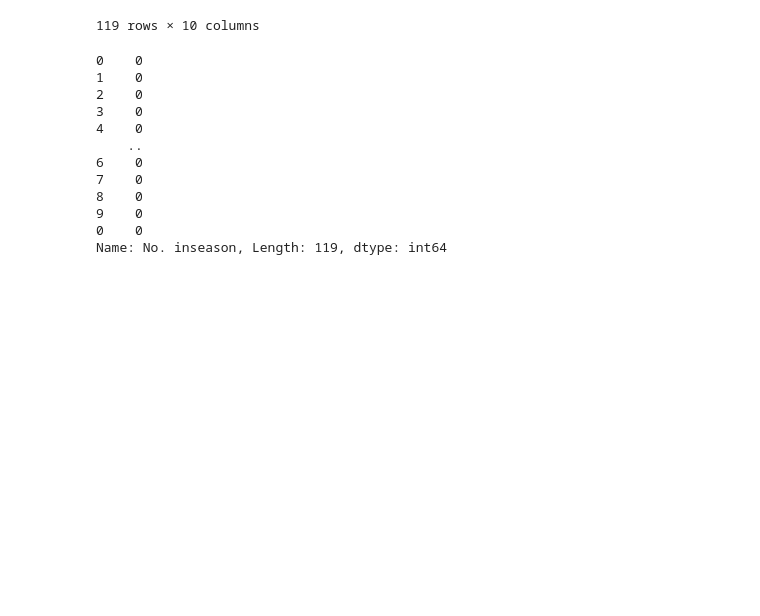
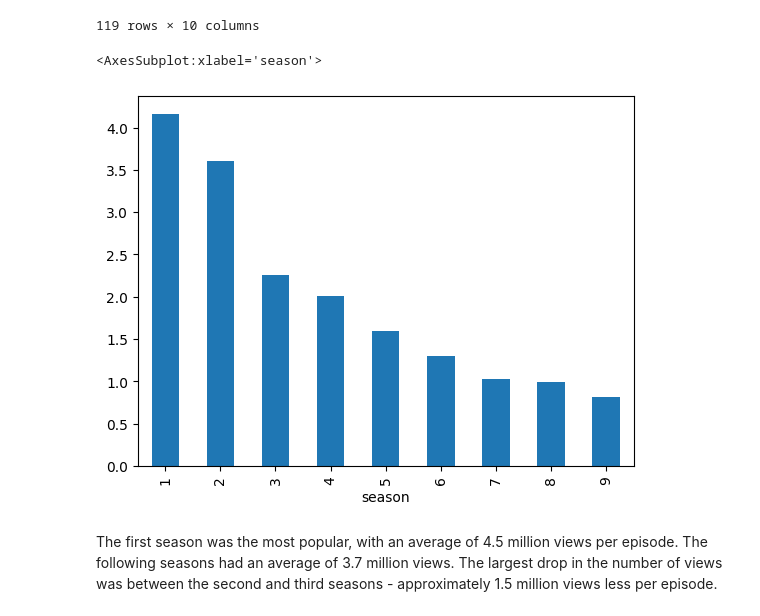
Before and after one commit to jzmujdzin/rr_task_8, a Jupyter notebook: task_8.ipynb, the cells around one changed output. Cells and saved outputs as stored; diff of their text form; code cells hidden in the pictures; blank space fills up the shorter version.

Commit message:
season to season viewership

```diff
--- a/task_8.ipynb
+++ b/task_8.ipynb
@@ -69,16 +70,11 @@ df_views
 | 0 | NaN | NaN | "Retrospective Special" | NaN | NaN | NaN | 0.81[137] | ... |
 119 rows × 10 columns
 # %%
+df_views['season'] = np.where(df_views['No. inseason'] - df_views['No. inseason'].shift(1).fillna(0) != 1, 1, 0).cumsum() + 1
-# %% [output]
-0    0
-1    0
-2    0
-3    0
-4    0
-    ..
-6    0
-7    0
-8    0
-9    0
-0    0
-Name: No. inseason, Length: 119, dtype: int64
+# %%
+df_views.groupby('season')['views'].mean().plot(kind='bar')
+# %% [output]
+<AxesSubplot:xlabel='season'>
+[figure, added]
+# %% [markdown]
+The first season was the most popular, with an average of 4.5 million views per episode. The following seasons had an average of 3.7 million views. The largest drop in the number of views was between the second and third seasons - approximately 1.5 million views less per episode.
```
Also changed, not shown: parts of 1 cell of this notebook.
